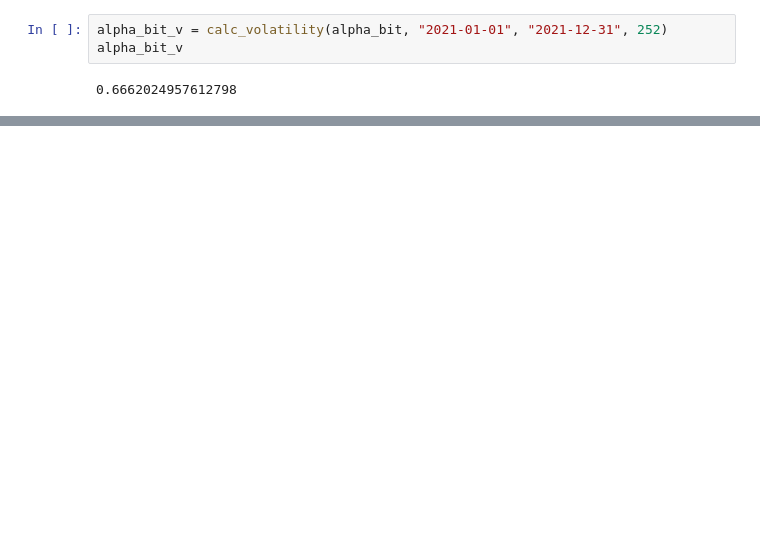
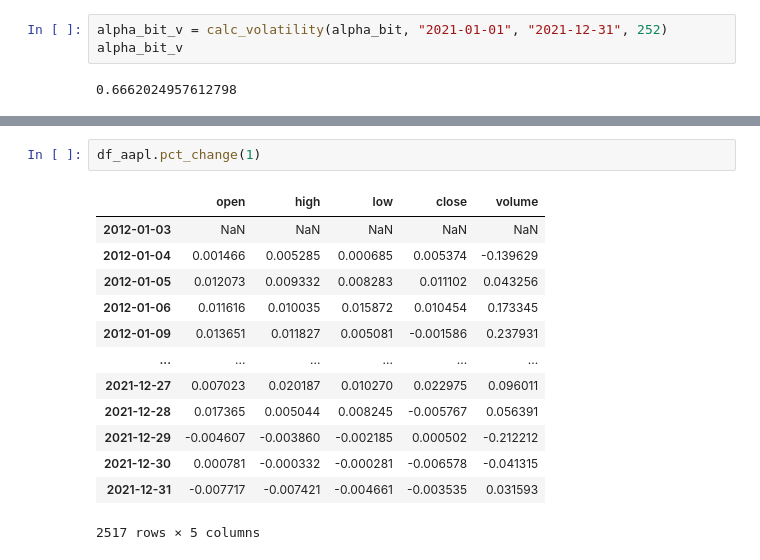
Before and after one commit to BitcoinInvestAnalysis/Capstone, a Jupyter notebook: formula_try_out.ipynb, the cells around one changed output, grey strips where cells are left out. Drawn from its saved outputs; the diff is of its cells as text; blank space fills up the shorter version.

```diff
--- a/formula_try_out.ipynb
+++ b/formula_try_out.ipynb
@@ -271,0 +325,16 @@ KeyboardInterrupt:
+# %%
+df_aapl.pct_change(1)
+# %% [output]
+|  | open | high | low | close | volume |
+| 2012-01-03 | NaN | NaN | NaN | NaN | NaN |
+| 2012-01-04 | 0.001466 | 0.005285 | 0.000685 | 0.005374 | -0.139629 |
+| 2012-01-05 | 0.012073 | 0.009332 | 0.008283 | 0.011102 | 0.043256 |
+| 2012-01-06 | 0.011616 | 0.010035 | 0.015872 | 0.010454 | 0.173345 |
+| 2012-01-09 | 0.013651 | 0.011827 | 0.005081 | -0.001586 | 0.237931 |
+| ... | ... | ... | ... | ... | ... |
+| 2021-12-27 | 0.007023 | 0.020187 | 0.010270 | 0.022975 | 0.096011 |
+| 2021-12-28 | 0.017365 | 0.005044 | 0.008245 | -0.005767 | 0.056391 |
+| 2021-12-29 | -0.004607 | -0.003860 | -0.002185 | 0.000502 | -0.212212 |
+| 2021-12-30 | 0.000781 | -0.000332 | -0.000281 | -0.006578 | -0.041315 |
+| 2021-12-31 | -0.007717 | -0.007421 | -0.004661 | -0.003535 | 0.031593 |
+2517 rows × 5 columns
```
Also changed, not shown: parts of 11 cells of this notebook, 2 other files.
